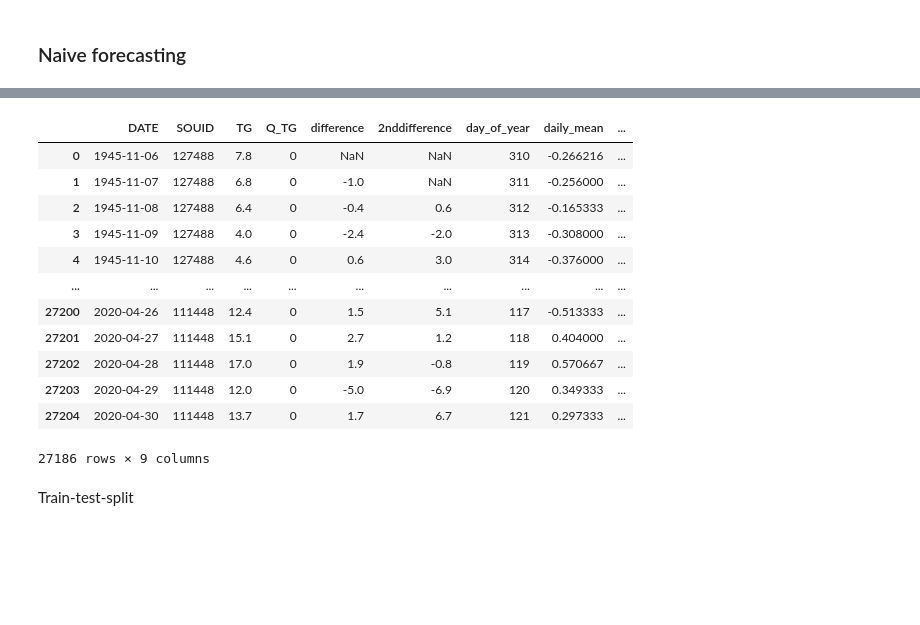
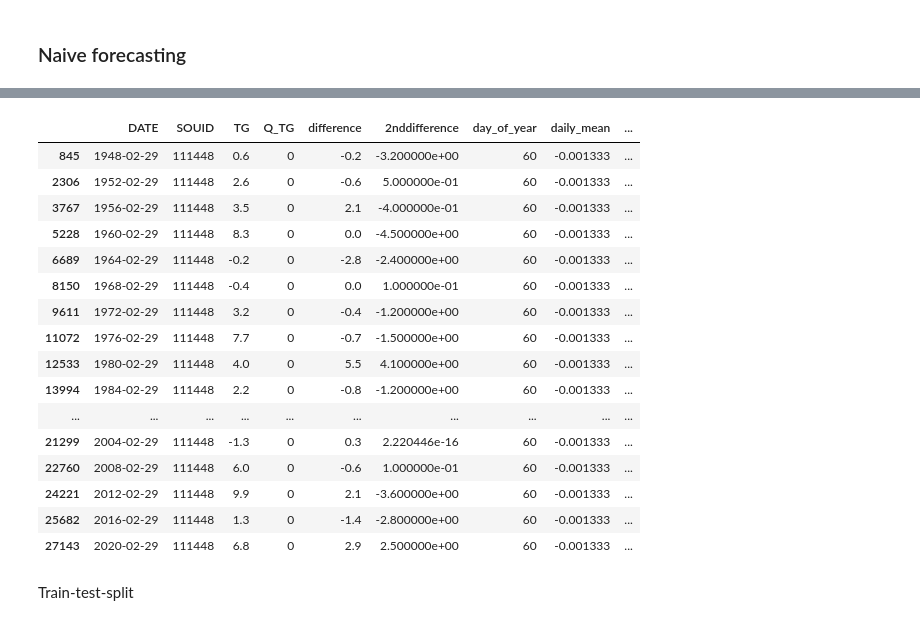
Before and after one commit to senzelden/projects, a Jupyter notebook: week_05/weather_berlin_tempelhof.ipynb, the cells around one changed output, grey strips where cells are left out. Cells and saved outputs as stored; diff of their text form; code cells hidden in the pictures; blank space fills up the shorter version.

```diff
--- a/week_05/weather_berlin_tempelhof.ipynb
+++ b/week_05/weather_berlin_tempelhof.ipynb
@@ -102,7 +102,7 @@ df['2nddifference'].mean() # if close to 0 than trend probably linear
 # %% [output]
 9.925375877660964e-05
 # %%
-df['day_of_year'] = df.index.dayofyear
+df45['day_of_year'] = df45.index.dayofyear
 # %% [output]
 A value is trying to be set on a copy of a slice from a DataFrame.
 Try using .loc[row_indexer,col_indexer] = value instead
@@ -128,8 +128,8 @@ day_of_year
 Name: difference, Length: 366, dtype: float64
 # %%
 # Transform takes in a pd.Series and returns an array of the same length
-df['daily_mean'] = df.groupby('day_of_year')['difference'].transform('mean')
-df.head()
+df45['daily_mean'] = df45.groupby('day_of_year')['difference'].transform('mean')
+df45.head()
 # %% [output]
 A value is trying to be set on a copy of a slice from a DataFrame.
 Try using .loc[row_indexer,col_indexer] = value instead
@@ -145,7 +145,7 @@ See the caveats in the documentation: https://pandas.pydata.org/pandas-docs/stab
 | 1945-11-10 | 127488 | 4.6 | 0 | 0.6 | 3.0 | 314 | -0.376000 |
 # %%
 # demean the series
-df['deseasonalized'] = df['difference'] - df['daily_mean']
+df45['deseasonalized'] = df45['difference'] - df45['daily_mean']
 # %% [output]
 A value is trying to be set on a copy of a slice from a DataFrame.
 Try using .loc[row_indexer,col_indexer] = value instead
@@ -178,21 +162,26 @@ df.reset_index()[-62:]
 # %%
-df.reset_index(inplace=True)
+df45.reset_index(inplace=True)
-# %%
-df.drop(df.index[845::1461])
-# %% [output]
-|  | DATE | SOUID | TG | Q_TG | difference | 2nddifference | day_of_year | daily_mean | ... |
-| 0 | 1945-11-06 | 127488 | 7.8 | 0 | NaN | NaN | 310 | -0.266216 | ... |
-| 1 | 1945-11-07 | 127488 | 6.8 | 0 | -1.0 | NaN | 311 | -0.256000 | ... |
-| 2 | 1945-11-08 | 127488 | 6.4 | 0 | -0.4 | 0.6 | 312 | -0.165333 | ... |
-| 3 | 1945-11-09 | 127488 | 4.0 | 0 | -2.4 | -2.0 | 313 | -0.308000 | ... |
-| 4 | 1945-11-10 | 127488 | 4.6 | 0 | 0.6 | 3.0 | 314 | -0.376000 | ... |
-| ... | ... | ... | ... | ... | ... | ... | ... | ... | ... |
-| 27200 | 2020-04-26 | 111448 | 12.4 | 0 | 1.5 | 5.1 | 117 | -0.513333 | ... |
-| 27201 | 2020-04-27 | 111448 | 15.1 | 0 | 2.7 | 1.2 | 118 | 0.404000 | ... |
-| 27202 | 2020-04-28 | 111448 | 17.0 | 0 | 1.9 | -0.8 | 119 | 0.570667 | ... |
-| 27203 | 2020-04-29 | 111448 | 12.0 | 0 | -5.0 | -6.9 | 120 | 0.349333 | ... |
-| 27204 | 2020-04-30 | 111448 | 13.7 | 0 | 1.7 | 6.7 | 121 | 0.297333 | ... |
-27186 rows × 9 columns
+# %%
+# get all Feb 29
+df45.loc[845::1461]
+# %% [output]
+|  | DATE | SOUID | TG | Q_TG | difference | 2nddifference | day_of_year | daily_mean | ... |
+| 845 | 1948-02-29 | 111448 | 0.6 | 0 | -0.2 | -3.200000e+00 | 60 | -0.001333 | ... |
+| 2306 | 1952-02-29 | 111448 | 2.6 | 0 | -0.6 | 5.000000e-01 | 60 | -0.001333 | ... |
+| 3767 | 1956-02-29 | 111448 | 3.5 | 0 | 2.1 | -4.000000e-01 | 60 | -0.001333 | ... |
+| 5228 | 1960-02-29 | 111448 | 8.3 | 0 | 0.0 | -4.500000e+00 | 60 | -0.001333 | ... |
+| 6689 | 1964-02-29 | 111448 | -0.2 | 0 | -2.8 | -2.400000e+00 | 60 | -0.001333 | ... |
+| 8150 | 1968-02-29 | 111448 | -0.4 | 0 | 0.0 | 1.000000e-01 | 60 | -0.001333 | ... |
+| 9611 | 1972-02-29 | 111448 | 3.2 | 0 | -0.4 | -1.200000e+00 | 60 | -0.001333 | ... |
+| 11072 | 1976-02-29 | 111448 | 7.7 | 0 | -0.7 | -1.500000e+00 | 60 | -0.001333 | ... |
+| 12533 | 1980-02-29 | 111448 | 4.0 | 0 | 5.5 | 4.100000e+00 | 60 | -0.001333 | ... |
+| 13994 | 1984-02-29 | 111448 | 2.2 | 0 | -0.8 | -1.200000e+00 | 60 | -0.001333 | ... |
+| ... | ... | ... | ... | ... | ... | ... | ... | ... | ... |
+| 21299 | 2004-02-29 | 111448 | -1.3 | 0 | 0.3 | 2.220446e-16 | 60 | -0.001333 | ... |
+| 22760 | 2008-02-29 | 111448 | 6.0 | 0 | -0.6 | 1.000000e-01 | 60 | -0.001333 | ... |
+| 24221 | 2012-02-29 | 111448 | 9.9 | 0 | 2.1 | -3.600000e+00 | 60 | -0.001333 | ... |
+| 25682 | 2016-02-29 | 111448 | 1.3 | 0 | -1.4 | -2.800000e+00 | 60 | -0.001333 | ... |
+| 27143 | 2020-02-29 | 111448 | 6.8 | 0 | 2.9 | 2.500000e+00 | 60 | -0.001333 | ... |
 # %% [markdown]
 Train-test-split
 # %%
```
Also changed, not shown: parts of 23 cells of this notebook.
